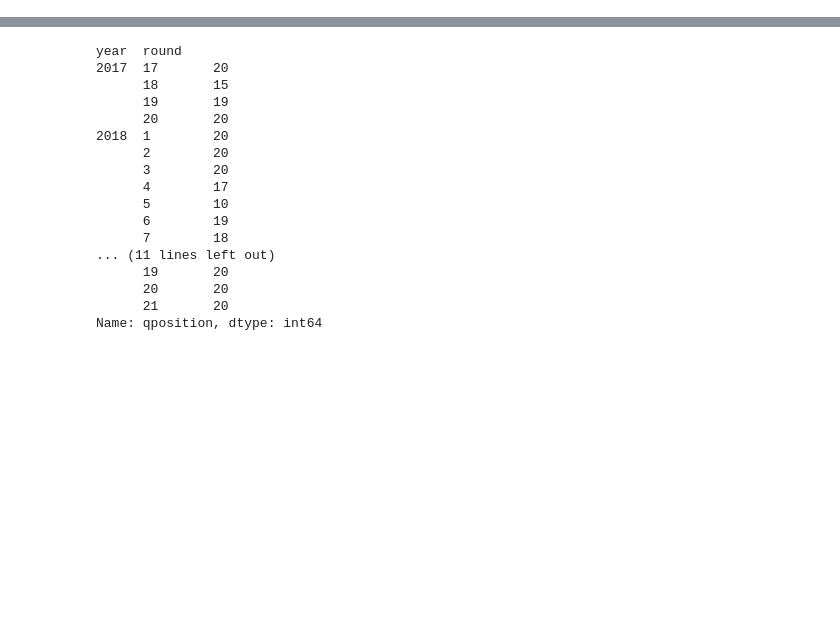
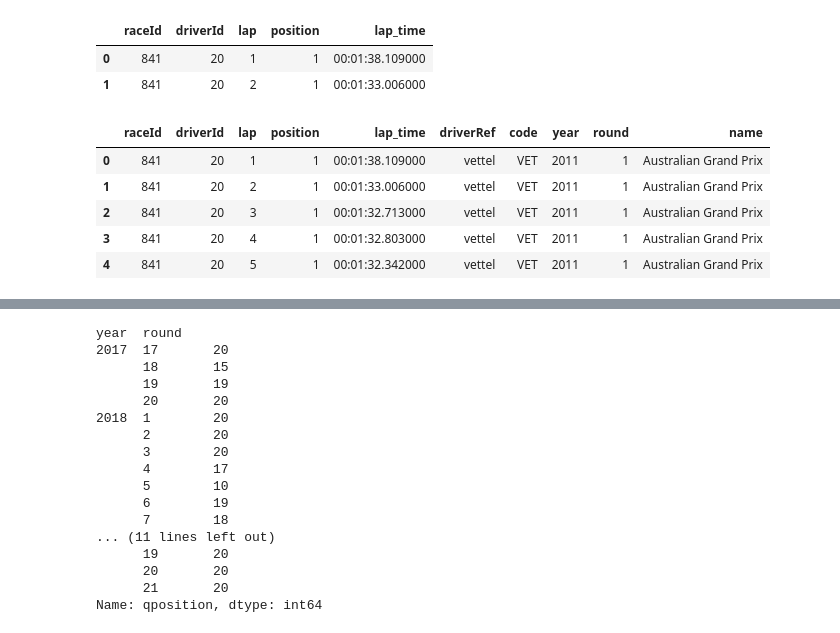
Before and after one commit to paddymul/f1_notebooks, a Jupyter notebook: Fastest_lap_v_q1_transforms.ipynb, the cells around one changed output, grey strips where cells are left out. Drawn from its saved outputs; the diff is of its cells as text; code cells hidden in the pictures; blank space fills up the shorter version.

```diff
--- a/Fastest_lap_v_q1_transforms.ipynb
+++ b/Fastest_lap_v_q1_transforms.ipynb
@@ -21,5 +30,27 @@ def set_index(df, col):
     df.set_index(col, inplace=True)
 def inplace_update(df, col, func):
     df[col] = df[col].map(func)
+# %%
+#same as above, but only using transform funcs
+ldf = laps_df = pd.read_csv("lap_times.csv", names=["raceId", "driverId", "lap" , "position", "time", "milliseconds"])
+create_ts_col(ldf, 'milliseconds', 'lap_time_epoch', unit='ms')
+subtract(ldf,  'lap_time_epoch', 'lap_time', pd.to_datetime(0, unit="ms"))
+col_drop(ldf, ['lap_time_epoch', 'time', 'milliseconds'])
+ldf.head(2)
+# %% [output]
+|  | raceId | driverId | lap | position | lap_time |
+| 0 | 841 | 20 | 1 | 1 | 00:01:38.109000 |
+| 1 | 841 | 20 | 2 | 1 | 00:01:33.006000 |
+# %%
+ddf = driver_df = pd.read_csv("driver.csv",
+                              names=["driverId", "driverRef", "number", "code",
+                                     "forename", "surname", "dob", "nationality",  "url"])
+col_drop(ddf, ['number', 'forename', 'surname', 'nationality', 'dob', 'url'])
+set_index(ddf, 'driverId')
+# %%
+rdf = race_df = pd.read_csv("races.csv",
+                      names=["raceId", "year", "round", "circuitId", "name", "date", "time", "url", ])
+col_drop(rdf, ['circuitId', 'date', 'time', 'url'])
+set_index(rdf, 'raceId')
 # %%
 #data frame creating transform functions
@@ -32,3 +57,14 @@ def read_csv(fname, output_df_name, **csv_args):
 def join(left_df, right_df, output_df_name, **join_args):
     out_df = left_df.join(right_df, **join_args)
     globals()[output_df_name] = out_df
+# %%
+join(ldf, ddf, 'comb_df', on="driverId", how="inner", lsuffix="_lap", rsuffix="_drv")
+join(comb_df, rdf, 'comb_df2', on="raceId", how="inner", lsuffix="_lap", rsuffix="_rac")
+comb_df2.head()
+# %% [output]
+|  | raceId | driverId | lap | position | lap_time | driverRef | code | year | round | name |
+| 0 | 841 | 20 | 1 | 1 | 00:01:38.109000 | vettel | VET | 2011 | 1 | Australian Grand Prix |
+| 1 | 841 | 20 | 2 | 1 | 00:01:33.006000 | vettel | VET | 2011 | 1 | Australian Grand Prix |
+| 2 | 841 | 20 | 3 | 1 | 00:01:32.713000 | vettel | VET | 2011 | 1 | Australian Grand Prix |
+| 3 | 841 | 20 | 4 | 1 | 00:01:32.803000 | vettel | VET | 2011 | 1 | Australian Grand Prix |
+| 4 | 841 | 20 | 5 | 1 | 00:01:32.342000 | vettel | VET | 2011 | 1 | Australian Grand Prix |
```
Also changed, not shown: parts of 16 cells of this notebook, 1 other file.
